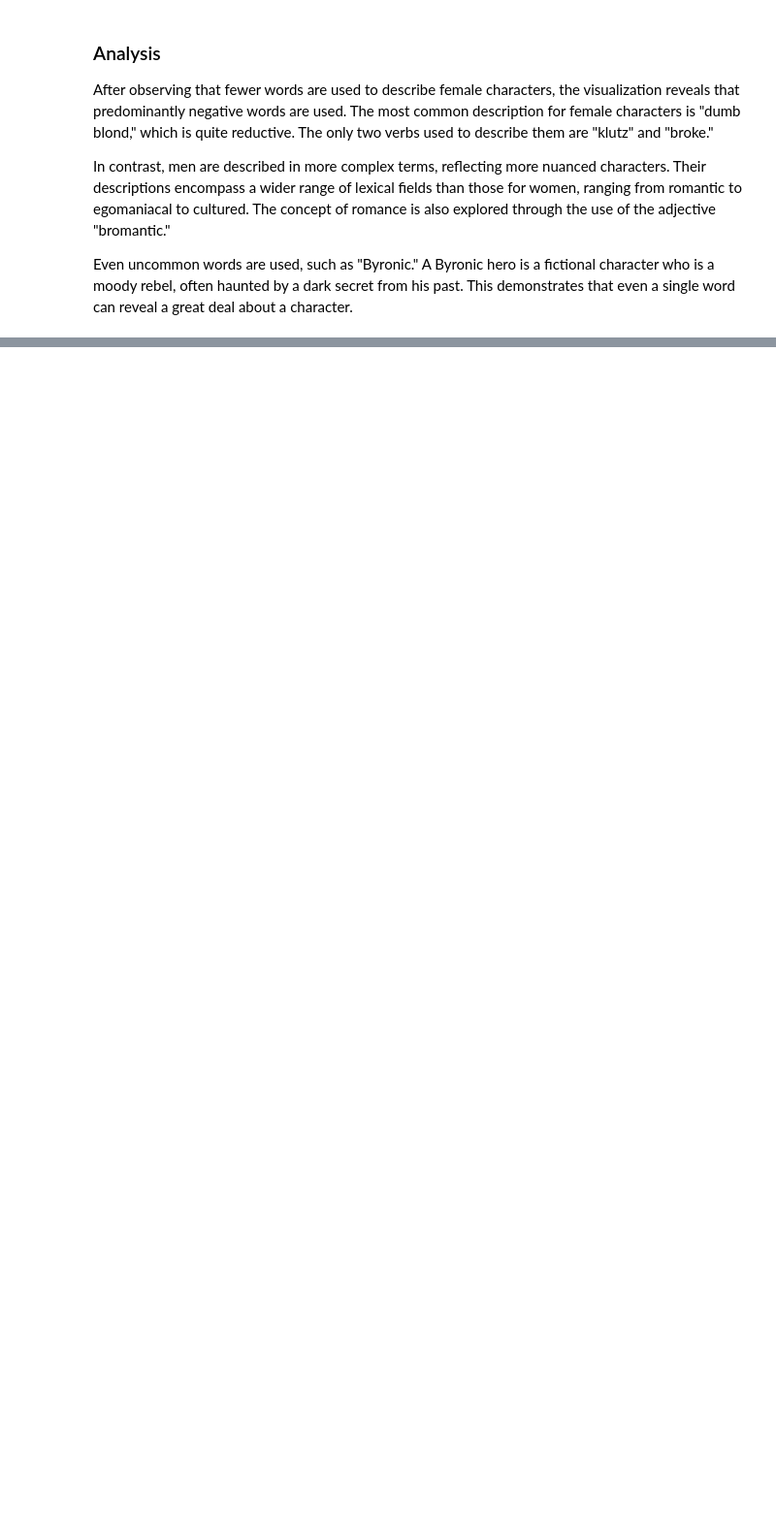
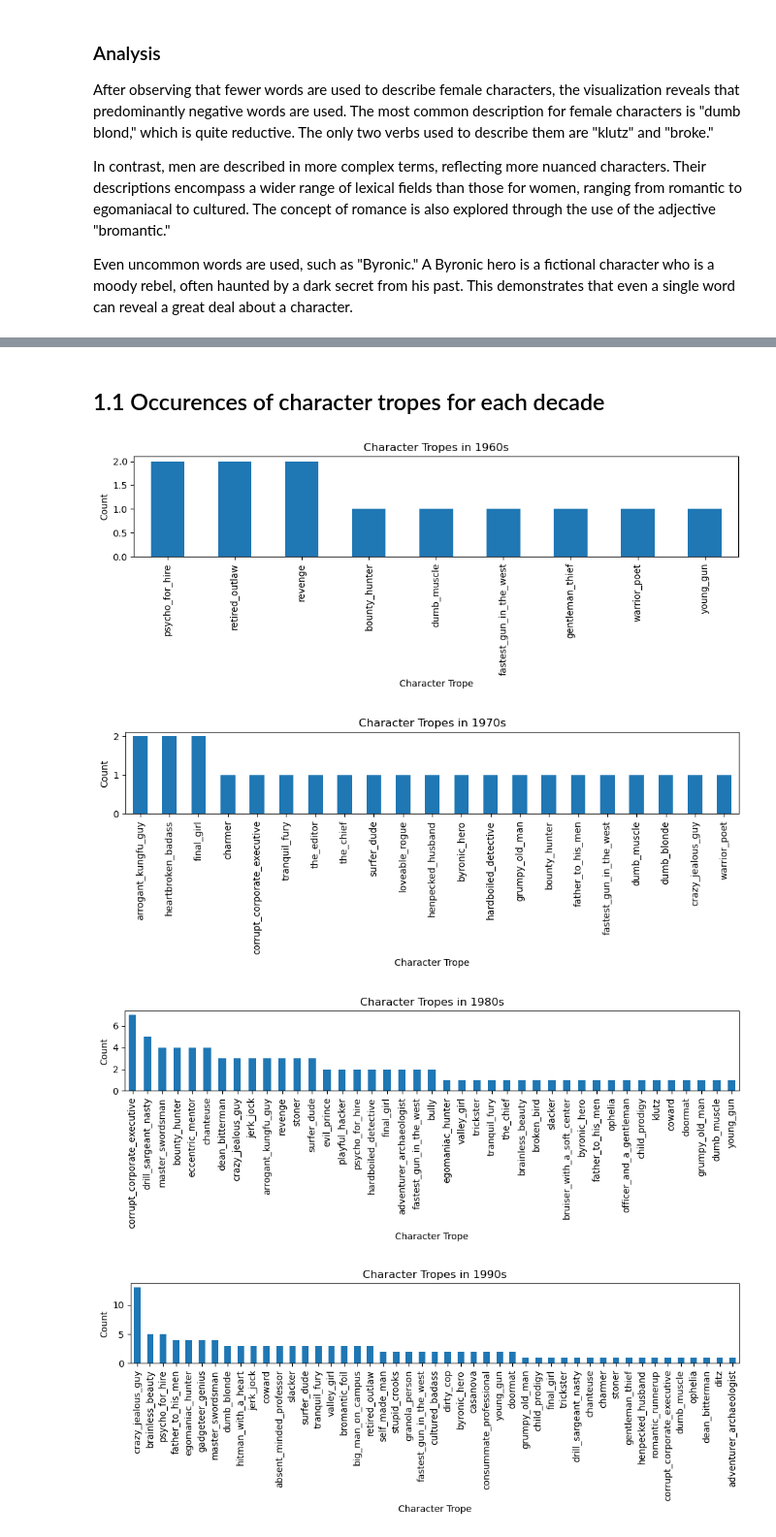
Before and after one commit to epfl-ada/ada-2024-project-data_brigada, a Jupyter notebook: results.ipynb, the cells around one changed output, grey strips where cells are left out. Shown at 97% size. Saved outputs shown, nothing was run; the diff lists cells and outputs as text; code cells hidden in the pictures; blank space fills up the shorter version.

```diff
--- a/results.ipynb
+++ b/results.ipynb
@@ -183 +220,11 @@ Even uncommon words are used, such as "Byronic." A Byronic hero is a fictional c
 (Laeti, Nhat)
+# %% [markdown]
+## 1.1 Occurences of character tropes for each decade
+# %%
+# Plot the number of occurences for each character tropes depending on the decade
+td.tropes_by_year(tv_tropes, character_metadata)
+# %% [output]
+[figure, added]
+[figure, added]
+[figure, added]
+[figure, added]
```
Also changed, not shown: parts of 21 cells of this notebook, 2 other files.
